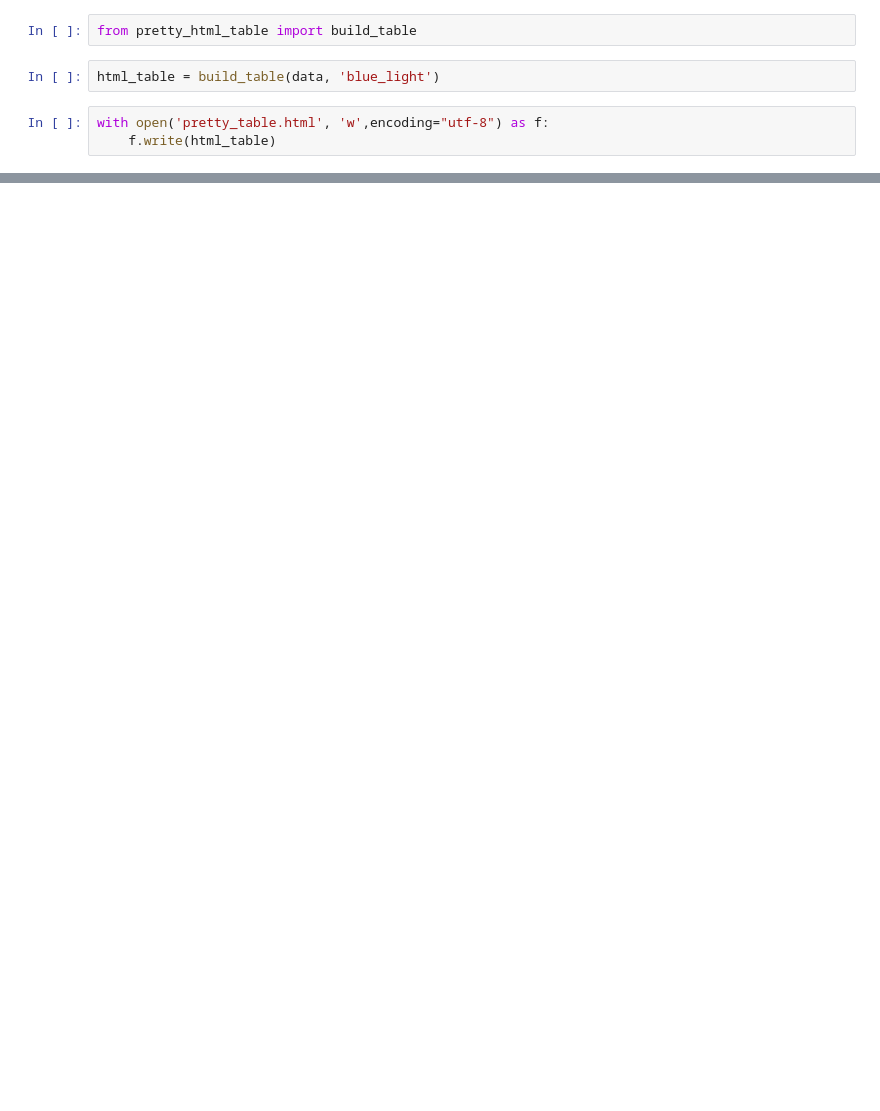
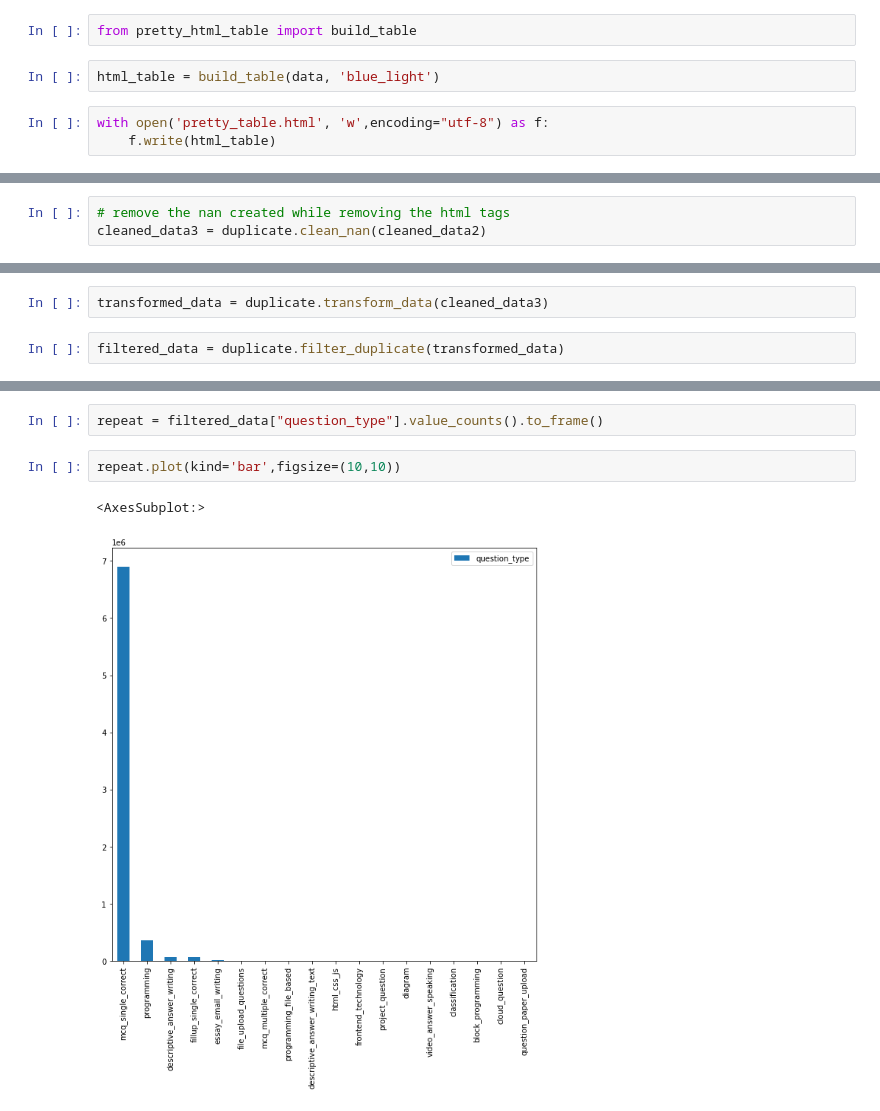
Before and after one commit to biswa-mohapatra/dup-ques-w2w-iamneo, a Jupyter notebook: Reaserch/reaserch_notebook_w2w.ipynb, the cells around one changed output, grey strips where cells are left out. Saved outputs shown, nothing was run; the diff lists cells and outputs as text; blank space fills up the shorter version.

```diff
--- a/Reaserch/reaserch_notebook_w2w.ipynb
+++ b/Reaserch/reaserch_notebook_w2w.ipynb
@@ -182,0 +372,3 @@ with open('pretty_table.html', 'w',encoding="utf-8") as f:
+# %%
+# remove the nan created while removing the html tags
+cleaned_data3 = duplicate.clean_nan(cleaned_data2)
@@ -182,0 +379,4 @@ with open('pretty_table.html', 'w',encoding="utf-8") as f:
+# %%
+transformed_data = duplicate.transform_data(cleaned_data3)
+# %%
+filtered_data = duplicate.filter_duplicate(transformed_data)
@@ -182,0 +495,7 @@ with open('pretty_table.html', 'w',encoding="utf-8") as f:
+# %%
+repeat = filtered_data["question_type"].value_counts().to_frame()
+# %%
+repeat.plot(kind='bar',figsize=(10,10))
+# %% [output]
+<AxesSubplot:>
+[figure, added]
```
Also changed, not shown: parts of 110 cells of this notebook, 2 other files.
